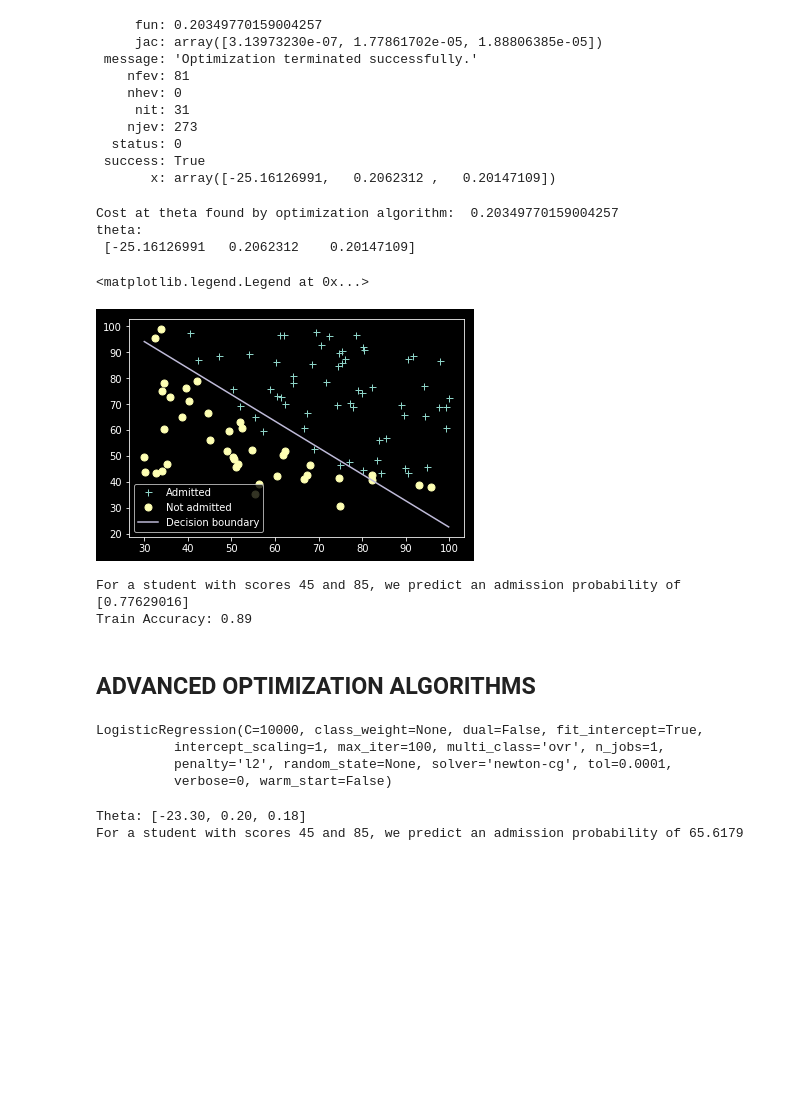
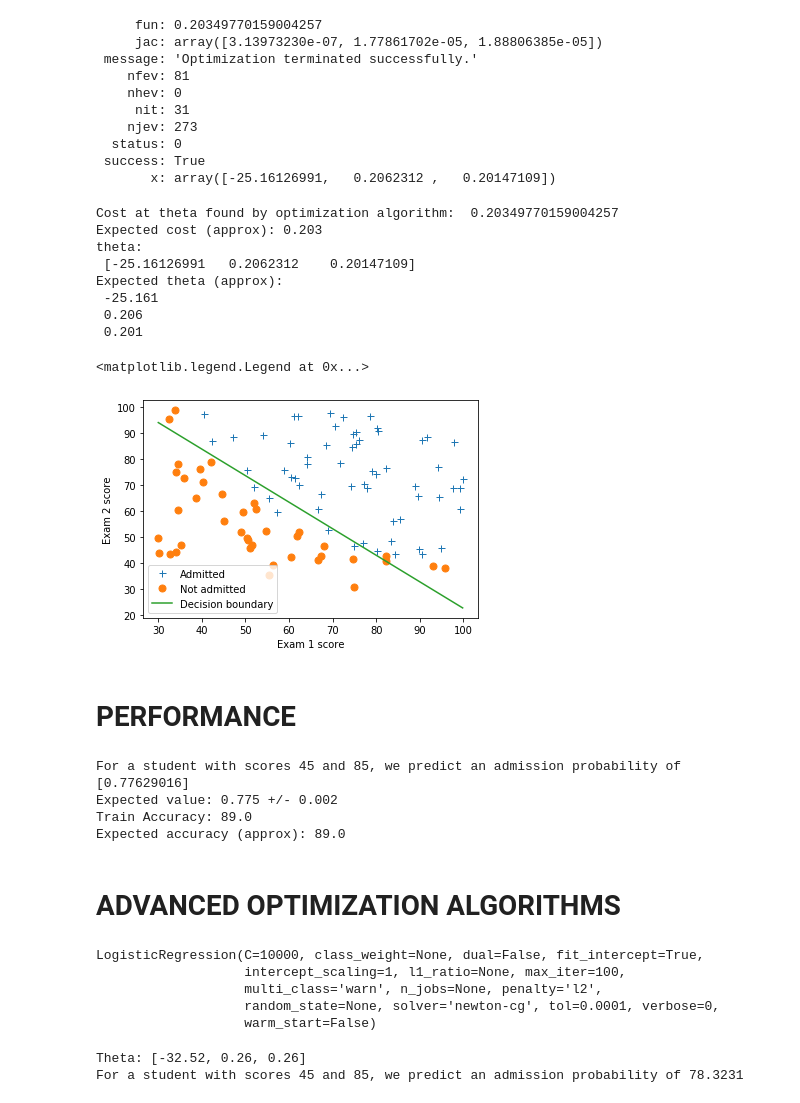
Before and after one commit to olivierpikeroen/ML-DLAI, a Jupyter notebook: logistic-regression/python/logistic-regression.ipynb, the cells around one changed output. Saved outputs shown, nothing was run; the diff lists cells and outputs as text; code cells hidden in the pictures; blank space fills up the shorter version.

Commit message:
NN, learning curve, and comments

```diff
--- a/logistic-regression/python/logistic-regression.ipynb
+++ b/logistic-regression/python/logistic-regression.ipynb
@@ -39 +35,6 @@ X,y=np.column_stack((np.ones(data.shape[0]),data.values[:,:2])),data.values[:,2]
+# %%
+# The first two columns contains the exam scores and the third column contains the label.
+X,y=data.values[:,:2],data.values[:,2][:,np.newaxis]
+# Add intercept term
+X=np.column_stack((np.ones(data.shape[0]),X))
 # %% [markdown]
@@ -86,30 +115,51 @@ res
  success: True
        x: array([-25.16126991,   0.2062312 ,   0.20147109])
 # %%
+# Print theta to screen
 J_fin=res.fun
 theta_fin=res.x
 print('Cost at theta found by optimization algorithm: ', J_fin)
+print('Expected cost (approx): 0.203')
 print('theta:\n', theta_fin)
+print('Expected theta (approx):\n -25.161\n 0.206\n 0.201')
 # %% [output]
 Cost at theta found by optimization algorithm:  0.20349770159004257
+Expected cost (approx): 0.203
 theta:
  [-25.16126991   0.2062312    0.20147109]
+Expected theta (approx):
+ -25.161
+ 0.206
+ 0.201
 # %%
+# Plot Boundary
+plotData(X,y)
 plotDecisionBoundary(theta_fin,X,y)
+# Labels and Legend
+plt.xlabel('Exam 1 score')
+plt.ylabel('Exam 2 score')
 plt.legend(['Admitted','Not admitted','Decision boundary'])
 # %% [output]
 <matplotlib.legend.Legend at 0x...>
-[figure, old version]
+[figure, new version]
+# %% [markdown]
+# PERFORMANCE
 # %%
+# Predict probability for a student with score 45 on exam 1 and score 85 on exam 2
 prob,_=predict(theta_fin,np.array([1,45,85]))
 print('For a student with scores 45 and 85, we predict an admission probability of',prob)
+print('Expected value: 0.775 +/- 0.002')
+# Compute accuracy on our training set
 prob,p=predict(theta_fin,X)
-print('Train Accuracy:',np.mean(p==y))
+print('Train Accuracy:',np.mean(p==y)*100)
+print('Expected accuracy (approx): 89.0')
 # %% [output]
 For a student with scores 45 and 85, we predict an admission probability of [0.77629016]
-Train Accuracy: 0.89
+Expected value: 0.775 +/- 0.002
+Train Accuracy: 89.0
+Expected accuracy (approx): 89.0
 # %% [markdown]
-## ADVANCED OPTIMIZATION ALGORITHMS
+# ADVANCED OPTIMIZATION ALGORITHMS
 # %%
 X_train,X_test,y_train,y_test=train_test_split(X[:,1:],y,test_size=0.5)
 # %%
@@ -117,14 +167,15 @@ clf=LogisticRegression(C=10000,solver='newton-cg') # C=10000 <=> no regularizati
 clf.fit(X_train,np.ravel(y_train))
 # %% [output]
 LogisticRegression(C=10000, class_weight=None, dual=False, fit_intercept=True,
-          intercept_scaling=1, max_iter=100, multi_class='ovr', n_jobs=1,
-          penalty='l2', random_state=None, solver='newton-cg', tol=0.0001,
-          verbose=0, warm_start=False)
+                   intercept_scaling=1, l1_ratio=None, max_iter=100,
+                   multi_class='warn', n_jobs=None, penalty='l2',
+                   random_state=None, solver='newton-cg', tol=0.0001, verbose=0,
+                   warm_start=False)
 # %%
 theta=np.hstack((clf.intercept_,np.ravel(clf.coef_)))
 print('Theta: [%.2f, %.2f, %.2f]' % (theta[0],theta[1],theta[2]))
 print('For a student with scores 45 and 85, we predict an admission probability of %.4f' % (100*clf.predict_proba(np.array([[45,85]]))[0][1]))
 # %% [output]
-Theta: [-23.30, 0.20, 0.18]
-For a student with scores 45 and 85, we predict an admission probability of 65.6179
+Theta: [-32.52, 0.26, 0.26]
+For a student with scores 45 and 85, we predict an admission probability of 78.3231
 # %%
```
Also changed, not shown: parts of 14 cells of this notebook, 56 other files.
